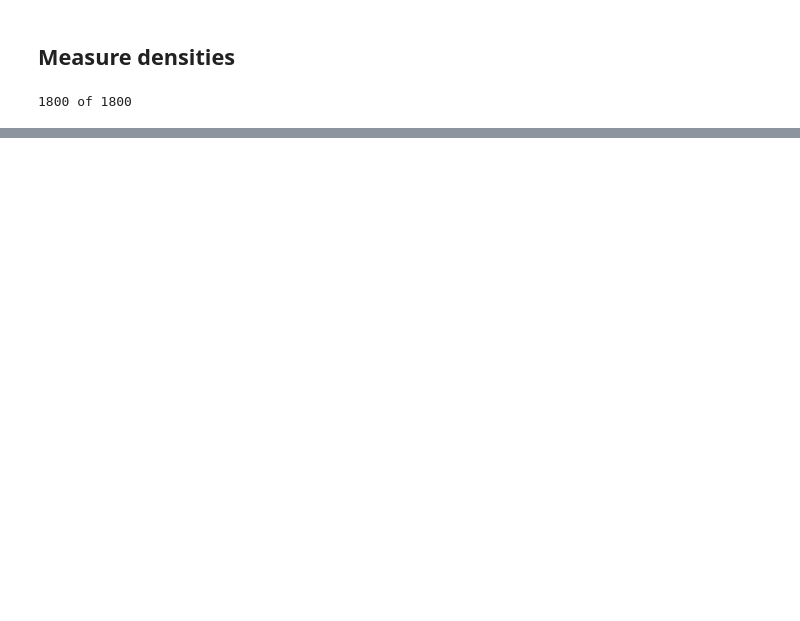
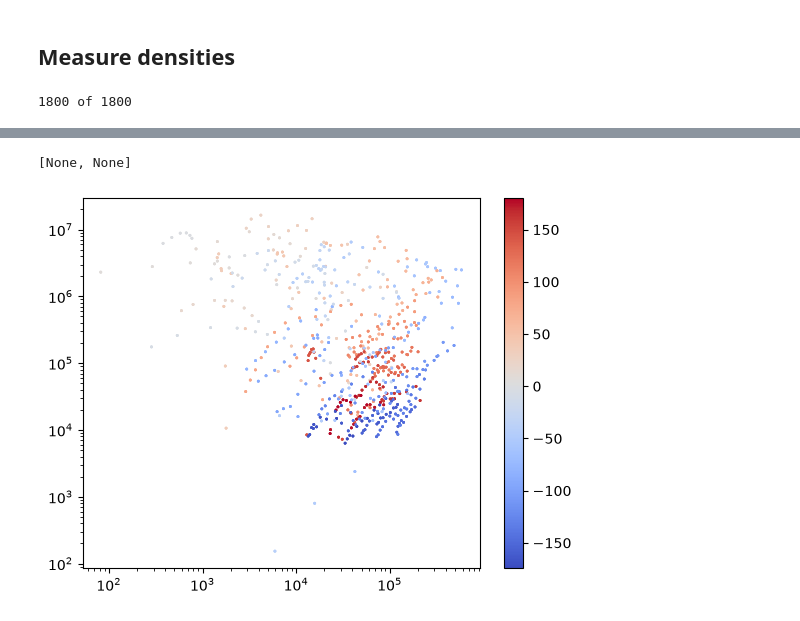
Before and after one commit to emilyhunt/gaianir-open-clusters, a Jupyter notebook: prototypes/selection/selection.ipynb, the cells around one changed output, grey strips where cells are left out. Cells and saved outputs as stored; diff of their text form; code cells hidden in the pictures; blank space fills up the shorter version.

```diff
--- a/prototypes/selection/selection.ipynb
+++ b/prototypes/selection/selection.ipynb
@@ -166,0 +317,28 @@ ax[0, 1].set(title="n_stars")
+# %%
+n_stars_predictor = NStarsPredictor(models=100)
+density_estimator = GaiaDensityEstimator()
+# simulated_clusters_with_density
+# %%
+coords = SkyCoord(
+    ra=simulated_clusters_full["ra"].to_numpy() * u.deg,
+    dec=simulated_clusters_full["dec"].to_numpy() * u.deg,
+    pm_ra_cosdec=simulated_clusters_full["pmra"].to_numpy() * u.mas / u.yr,
+    pm_dec=simulated_clusters_full["pmdec"].to_numpy() * u.mas / u.yr,
+    distance=simulated_clusters_full["distance"].to_numpy() * u.pc,
+    frame="icrs",
+)
+
+simulated_clusters_full["metallicty"] = 0.0
+
+(
+    simulated_clusters_full["n_stars_gaia_dr3_empirical"],
+    simulated_clusters_full["med_error_gaia_dr3_empirical"],
+) = n_stars_predictor(coords, simulated_clusters_full)
+
+simulated_clusters_full["rho_data_gaia_dr3_empirical"] = density_estimator(
+    simulated_clusters_full["l"],
+    simulated_clusters_full["b"],
+    simulated_clusters_full["pmra"],
+    simulated_clusters_full["pmdec"],
+    1000 / simulated_clusters_full["distance"],
+)
@@ -166,0 +373,17 @@ ax[0, 1].set(title="n_stars")
+# %%
+plt.scatter(
+    simulated_clusters_full["rho_data_gaia_dr3_empirical"],
+    simulated_clusters_full["rho_data_gaia_dr3"],
+    s=1,
+    c=np.where(
+        simulated_clusters_full["l"] > 180,
+        simulated_clusters_full["l"] - 360,
+        simulated_clusters_full["l"],
+    ),
+    cmap="coolwarm"
+)
+plt.colorbar()
+plt.gca().set(xscale="log", yscale="log")
+# %% [output]
+[None, None]
+[figure, added]
```
Also changed, not shown: parts of 40 cells of this notebook, 1 other file.
